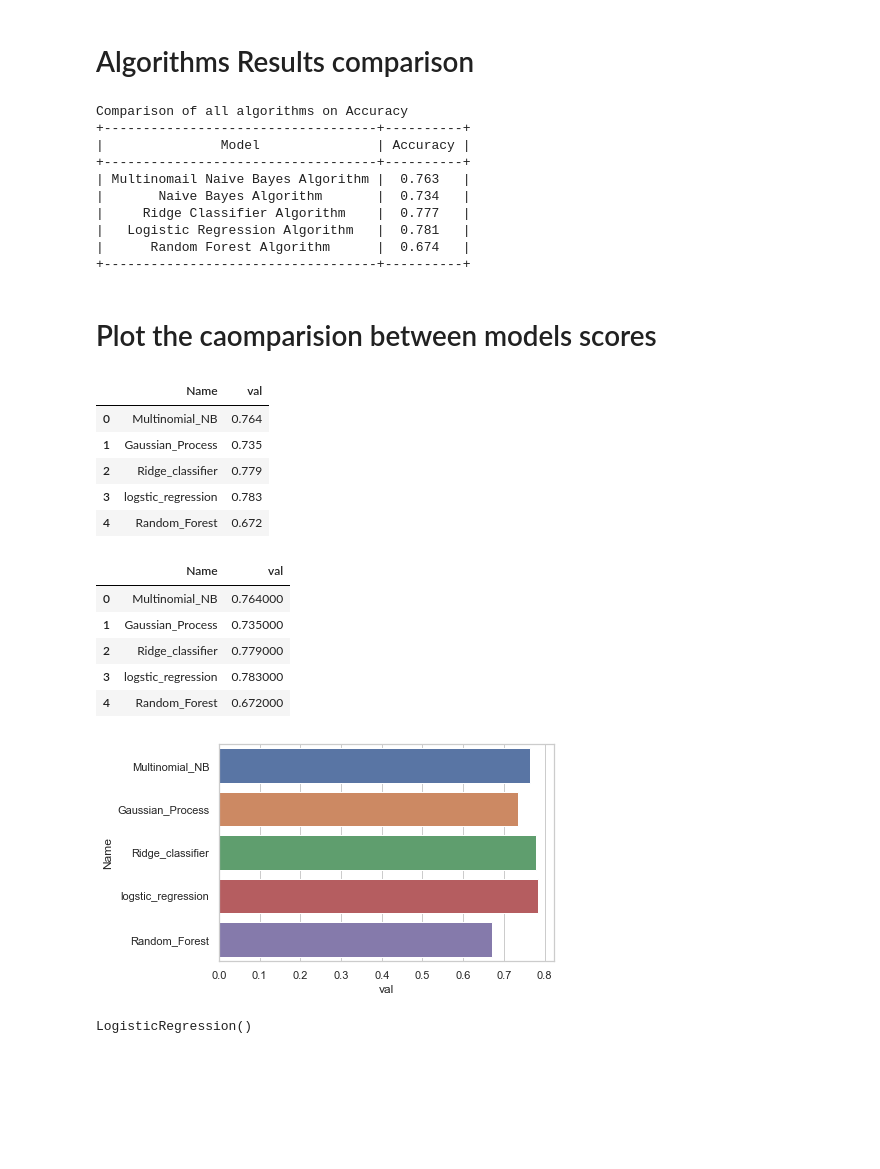
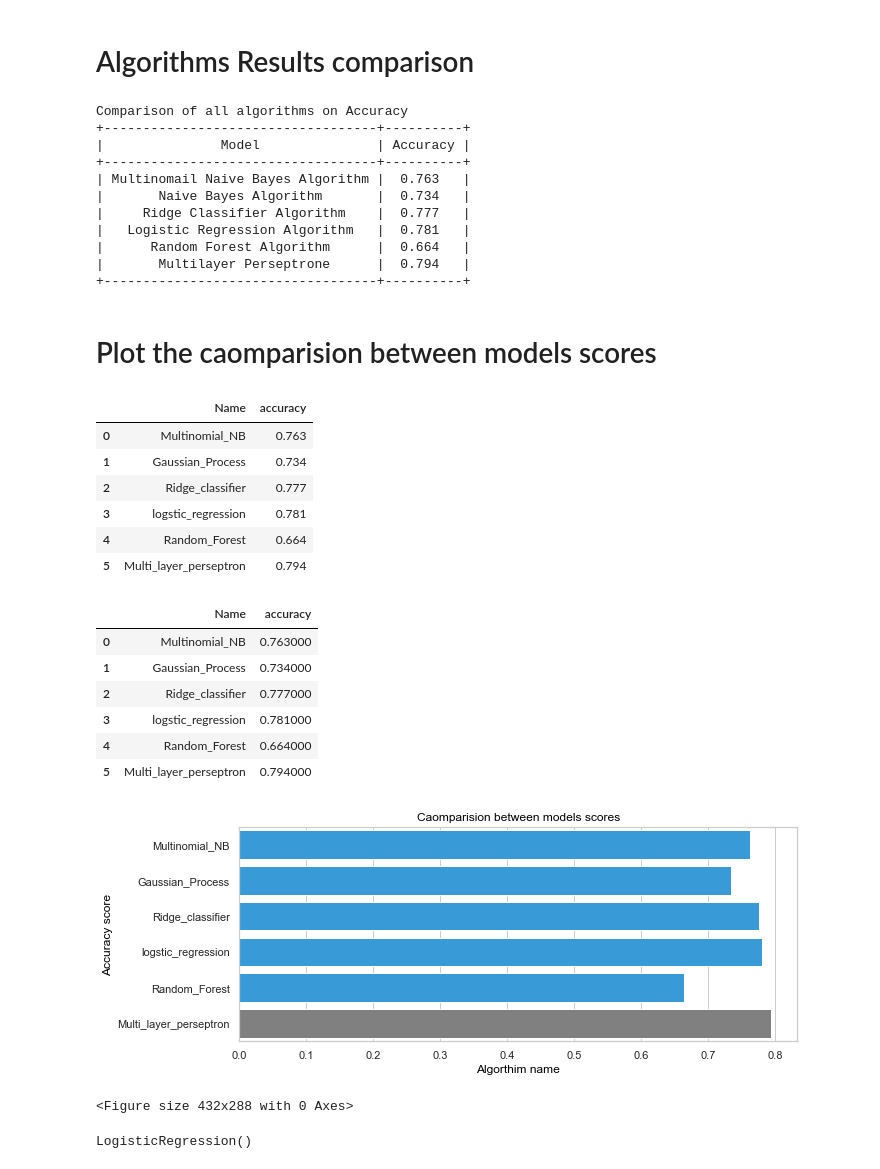
Before and after one commit to marwahfaraj/Arabic-twittes-sentiment-analysis, a Jupyter notebook: capstone2.ipynb, the cells around one changed output. Saved outputs shown, nothing was run; the diff lists cells and outputs as text; code cells hidden in the pictures; blank space fills up the shorter version.

```diff
--- a/capstone2.ipynb
+++ b/capstone2.ipynb
@@ -724,5 +704,3 @@ full_df['tweet_text'][24]
-# %%
-full_df['length']=full_df['tweet_text'].apply(len)
 # %%
 full_df['length']
 # %% [output]
@@ -911,0 +1001,5 @@ scores
+# %%
+# evaluate
+acc = model.evaluate(X_test, y_test)
+scores.append(round(acc[1],3))
+round(acc[1],3)
@@ -922,6 +1019,7 @@ x.add_row(["Naive Bayes Algorithm", round(nb_1,3)])
 x.add_row(["Ridge Classifier Algorithm",  round(rc_1,3)])
 x.add_row(["Logistic Regression Algorithm", round(lr_1,3)])
 x.add_row(["Random Forest Algorithm", round(RF_1,3)])
+x.add_row(["Multilayer Perseptrone", round(acc[1],3)])
 
 print(x)
 print('\n')
@@ -934,39 +1032,52 @@ Comparison of all algorithms on Accuracy
 |       Naive Bayes Algorithm       |  0.734   |
 |     Ridge Classifier Algorithm    |  0.777   |
 |   Logistic Regression Algorithm   |  0.781   |
-|      Random Forest Algorithm      |  0.674   |
+|      Random Forest Algorithm      |  0.664   |
+|       Multilayer Perseptrone      |  0.794   |
 +-----------------------------------+----------+
 # %% [markdown]
 # Plot the caomparision between models scores
 # %%
-names = ["Multinomial_NB", "Gaussian_Process", "Ridge_classifier", "logstic_regression", "Random_Forest"]
-# "Multi_layer_perseptron", "convolutional neural networks"
+names = ["Multinomial_NB", "Gaussian_Process", "Ridge_classifier", "logstic_regression",
+         "Random_Forest","Multi_layer_perseptron"]
 df = pd.DataFrame(list(zip(names,scores)),
-               columns =['Name', 'val'])
+               columns =['Name', 'accuracy'])
 df
 # %% [output]
-|  | Name | val |
-| 0 | Multinomial_NB | 0.764 |
-| 1 | Gaussian_Process | 0.735 |
-| 2 | Ridge_classifier | 0.779 |
-| 3 | logstic_regression | 0.783 |
-| 4 | Random_Forest | 0.672 |
+|  | Name | accuracy |
+| 0 | Multinomial_NB | 0.763 |
+| 1 | Gaussian_Process | 0.734 |
+| 2 | Ridge_classifier | 0.777 |
+| 3 | logstic_regression | 0.781 |
+| 4 | Random_Forest | 0.664 |
+| 5 | Multi_layer_perseptron | 0.794 |
 # %%
 cm = sns.light_palette("green", as_cmap=True)
 s = df.style.background_gradient(cmap=cm)
 s
 # %% [output]
-|  | Name | val |
-| 0 | Multinomial_NB | 0.764000 |
-| 1 | Gaussian_Process | 0.735000 |
-| 2 | Ridge_classifier | 0.779000 |
-| 3 | logstic_regression | 0.783000 |
-| 4 | Random_Forest | 0.672000 |
+|  | Name | accuracy |
+| 0 | Multinomial_NB | 0.763000 |
+| 1 | Gaussian_Process | 0.734000 |
+| 2 | Ridge_classifier | 0.777000 |
+| 3 | logstic_regression | 0.781000 |
+| 4 | Random_Forest | 0.664000 |
+| 5 | Multi_layer_perseptron | 0.794000 |
 # %%
-# sns.set(style="whitegrid")
-ax = sns.barplot(y="Name", x="val", data=df)
+fig, ax=plt.subplots(figsize=(10,4))
+# sns.set(style="whitegrid", color='blue')
+ax = sns.barplot(y="Name", x="accuracy", data=df, color='#1da1f2ff', palette=["#1da1f2ff" if x!='Multi_layer_perseptron' else 'gray' for x in df.Name])
+plt.title('Caomparision between models scores', color='black')
+plt.xlabel('Algorthim name', color='black')
+plt.ylabel('Accuracy score', color='black')
+fig1 = plt.gcf()
+plt.tight_layout()
+plt.show()
+plt.draw()
+fig1.savefig('image/model_comparision.jpg');
 # %% [output]
-[figure, old version]
+[figure, new version]
+<Figure size 432x288 with 0 Axes>
 # %%
 RC =LogisticRegression(penalty = 'l2')
 RC.fit(X_train,y_train)
```
Also changed, not shown: parts of 23 cells of this notebook, 7 other files.
